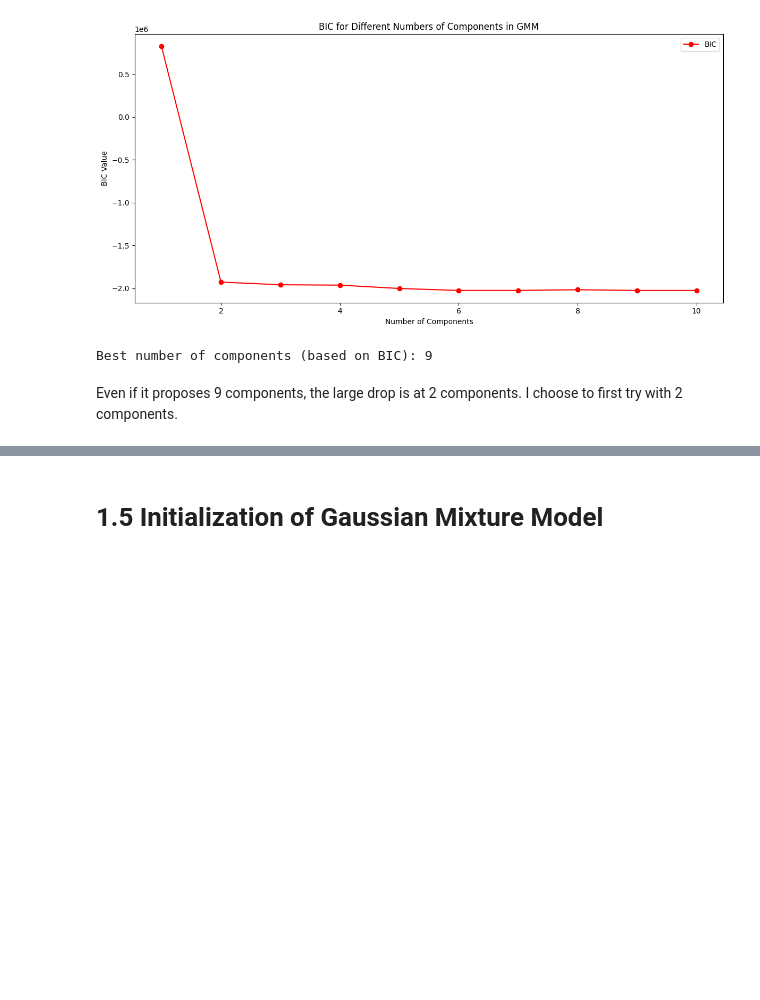
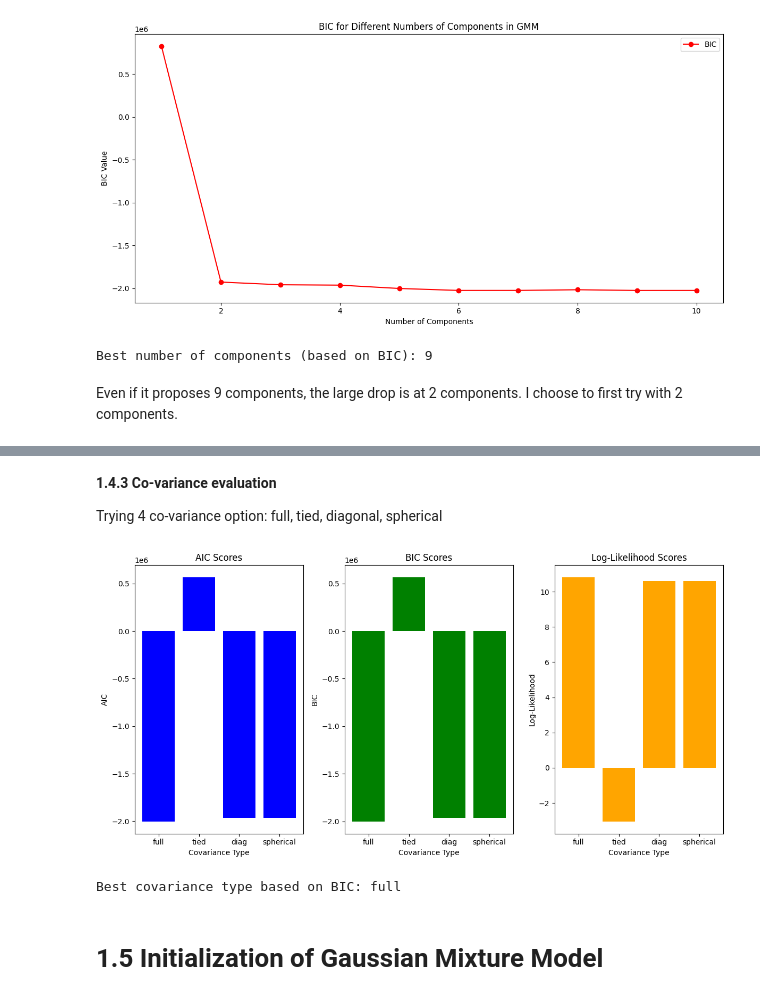
Before and after one commit to CHGROSJEAN/2024_MLEES, a Jupyter notebook: Projet/Projet_Charlotte_Grosjean.ipynb, the cells around one changed output, grey strips where cells are left out. Saved outputs shown, nothing was run; the diff lists cells and outputs as text; code cells hidden in the pictures; blank space fills up the shorter version.

```diff
--- a/Projet/Projet_Charlotte_Grosjean.ipynb
+++ b/Projet/Projet_Charlotte_Grosjean.ipynb
@@ -400,3 +403,65 @@ print(f"Best number of components: {best_n_components} based on BIC")
+# %% [markdown]
+**1.4.3 Co-variance evaluation**
+
+Trying 4 co-variance option: full, tied, diagonal, spherical
+# %%
+# Covariance types to evaluate
+covariance_types = ['full', 'tied', 'diag', 'spherical']
+
+# Number of components based on previous range component evaluation
+n_components = 5
+
+# Store results
+models = {}
+aic_scores = []
+bic_scores = []
+log_likelihoods = []
+
+# Train a GMM for each covariance type
+for cov_type in covariance_types:
+    # Create and fit the GMM
+    gmm = GaussianMixture(n_components=n_components, covariance_type=cov_type, random_state=42)
+    gmm.fit(X_train)  # Assuming X_train is your dataset
+
+    # Store the model and metrics
+    models[cov_type] = gmm
+    aic_scores.append(gmm.aic(X_train))
+    bic_scores.append(gmm.bic(X_train))
+    log_likelihoods.append(gmm.score(X_train))  # Log-likelihood score
+
+# Plot AIC, BIC, and Log-Likelihood for each covariance type
+plt.figure(figsize=(12, 6))
+
+# AIC
+plt.subplot(1, 3, 1)
+plt.bar(covariance_types, aic_scores, color='blue')
+plt.title('AIC Scores')
+plt.ylabel('AIC')
+plt.xlabel('Covariance Type')
+
+# BIC
+plt.subplot(1, 3, 2)
+plt.bar(covariance_types, bic_scores, color='green')
+plt.title('BIC Scores')
+plt.ylabel('BIC')
+plt.xlabel('Covariance Type')
+
+# Log-Likelihood
+plt.subplot(1, 3, 3)
+plt.bar(covariance_types, log_likelihoods, color='orange')
+plt.title('Log-Likelihood Scores')
+plt.ylabel('Log-Likelihood')
+plt.xlabel('Covariance Type')
+
+plt.tight_layout()
+plt.show()
+
+# Determine the best covariance type based on the metric you choose
+best_covariance_type = covariance_types[np.argmin(bic_scores)]
+print(f"Best covariance type based on BIC: {best_covariance_type}")
+# %% [output]
+[figure, added]
+Best covariance type based on BIC: full
 # %% [markdown]
 # 1.5 Initialization of Gaussian Mixture Model
 # %%
```
Also changed, not shown: parts of 17 cells of this notebook.
